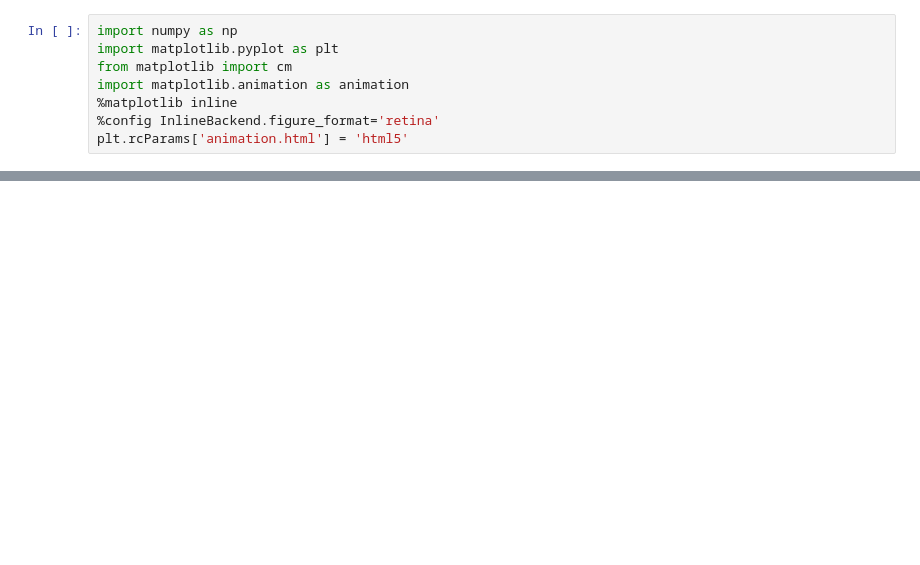
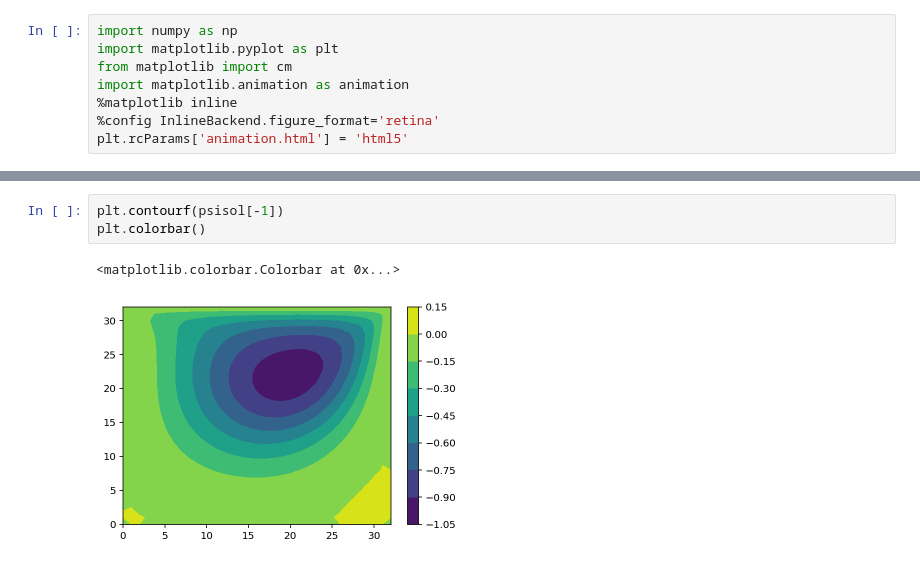
Before and after one commit to mattwilliams06/PythonCFD, a Jupyter notebook: uCFD/2D_vorticity_streamfunction.ipynb, the cells around one changed output, grey strips where cells are left out. Cells and saved outputs as stored; diff of their text form; blank space fills up the shorter version.

```diff
--- a/uCFD/2D_vorticity_streamfunction.ipynb
+++ b/uCFD/2D_vorticity_streamfunction.ipynb
@@ -73,0 +134,6 @@ u_{0}e^{\left( \frac{x-x_{0}}{\sigma } \right)^{2}  }
+# %%
+plt.contourf(psisol[-1])
+plt.colorbar()
+# %% [output]
+<matplotlib.colorbar.Colorbar at 0x...>
+[figure, added]
```
Also changed, not shown: parts of 12 cells of this notebook.
